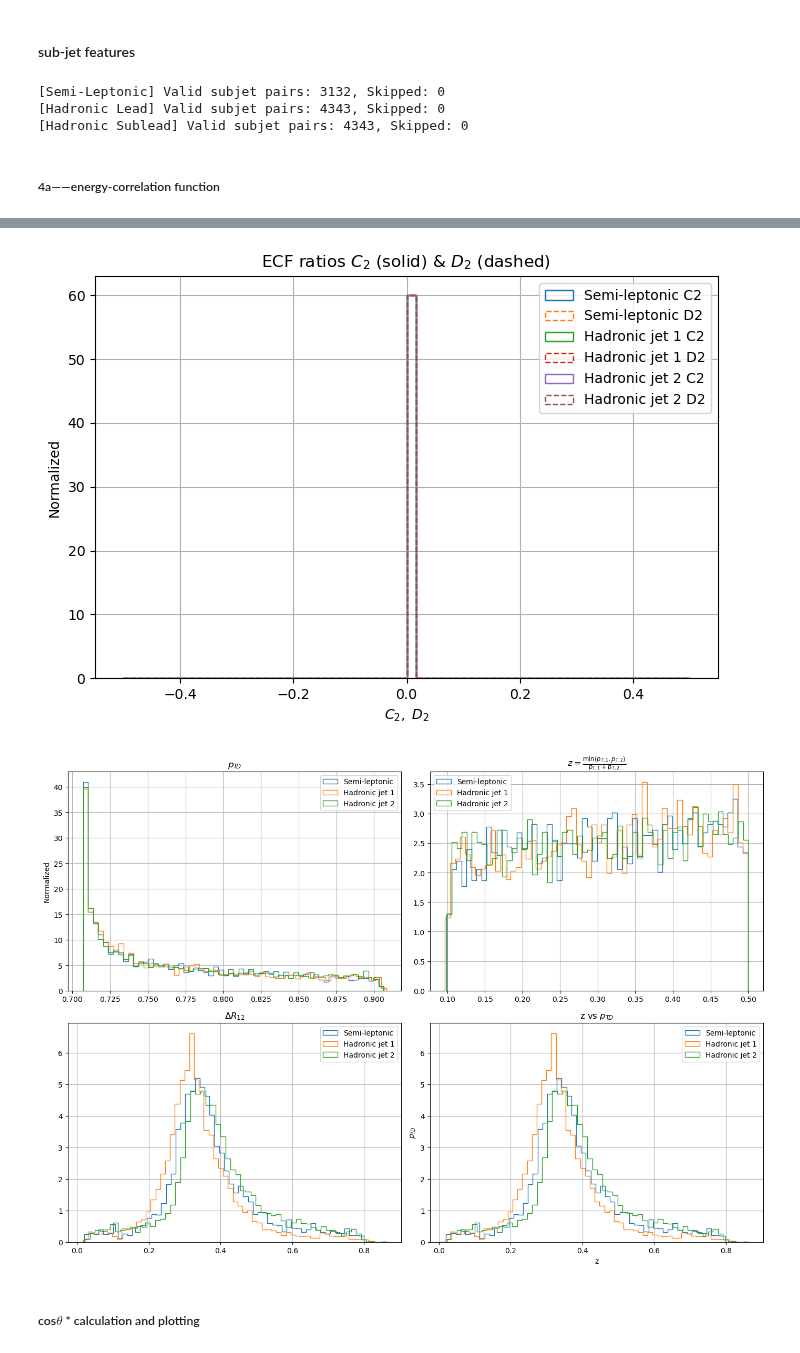
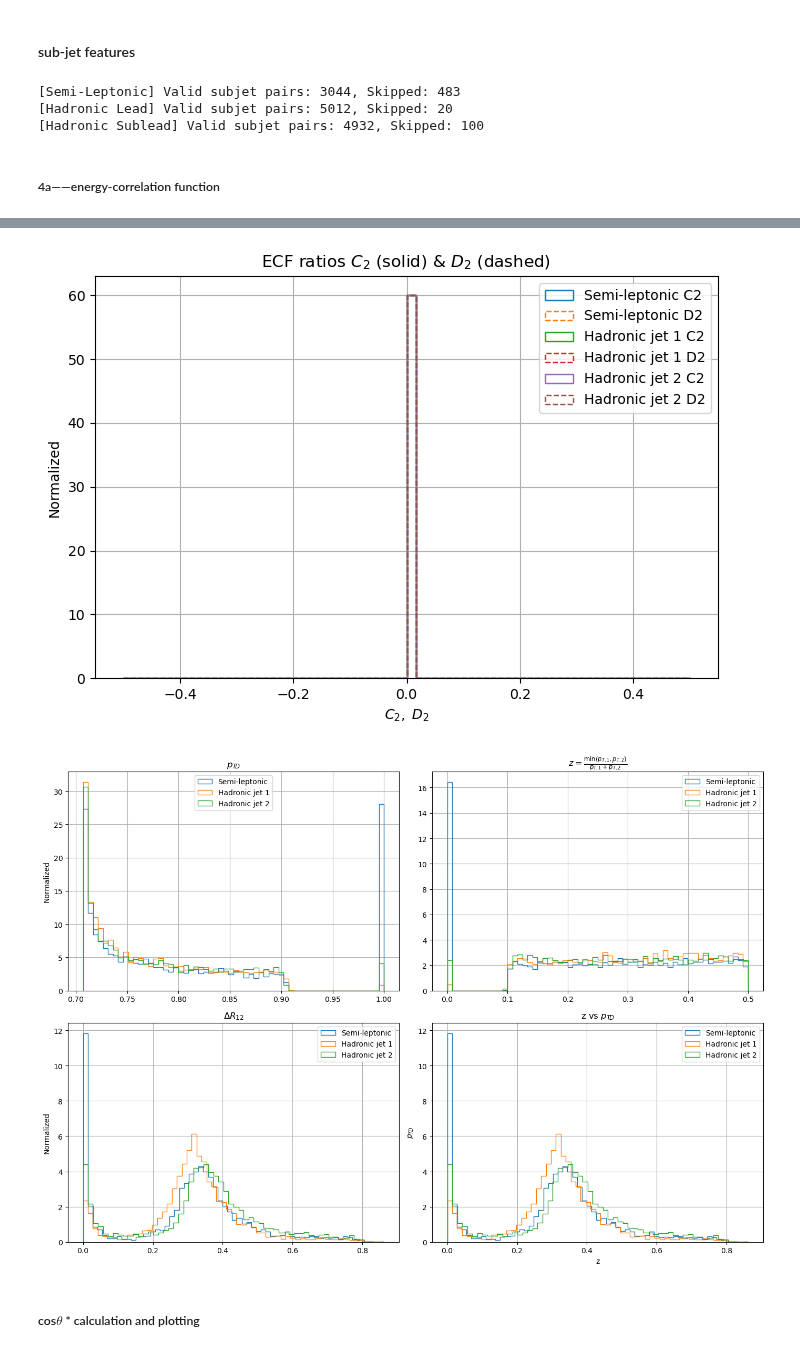
Before and after one commit to aimenobaid/polarization, a Jupyter notebook: bulk_revised.ipynb, the cells around one changed output, grey strips where cells are left out. Drawn from its saved outputs; the diff is of its cells as text; code cells hidden in the pictures.

```diff
--- a/bulk_revised.ipynb
+++ b/bulk_revised.ipynb
@@ -193,7 +193,7 @@ tight_muon_one = muons_tight[one_tight_muon_mask]
 ### *–––– STEP 2: AK8 Cleaning ––––*
 # %%
 # FatJets cuts
-clean_fatJets = events.FatJet[(events.FatJet.pt > 150) & (events.FatJet.eta < 2.4) & (events.FatJet.msoftdrop > 10)]
+clean_fatJets = events.FatJet[(events.FatJet.pt > 150) & (events.FatJet.eta < 2.4) & (events.FatJet.msoftdrop > 0)]
 
 #Jets cuts
 clean_Jets = events.Jet[(events.Jet.pt > 30) & (events.Jet.eta < 4.6)]
@@ -454,9 +454,9 @@ semi_pairs = extract_semi_subjet_pairs(semi_leptonic_fatjets, events.SubJet[semi
 had1_pairs = extract_had_subjet_pairs(fully_hadronic_leading_jet, "Hadronic Lead")
 had2_pairs = extract_had_subjet_pairs(fully_hadronic_second_jet, "Hadronic Sublead")
 # %% [output]
-[Semi-Leptonic] Valid subjet pairs: 3132, Skipped: 0
-[Hadronic Lead] Valid subjet pairs: 4343, Skipped: 0
-[Hadronic Sublead] Valid subjet pairs: 4343, Skipped: 0
+[Semi-Leptonic] Valid subjet pairs: 3044, Skipped: 483
+[Hadronic Lead] Valid subjet pairs: 5012, Skipped: 20
+[Hadronic Sublead] Valid subjet pairs: 4932, Skipped: 100
 # %% [markdown]
 ##### 4a——energy-correlation function
 # %%
@@ -595,7 +595,7 @@ axs[0,1].set(title=r"$z=\frac{\min(p_{T,1},p_{T,2})}{p_{T,1}+p_{T,2}}$", xlabel=
 axs[1,0].hist(to_np(dr12_s), bins=60, density=True, histtype='step', label='Semi-leptonic')
 axs[1,0].hist(to_np(dr12_h1),bins=60, density=True, histtype='step', label='Hadronic jet 1')
 axs[1,0].hist(to_np(dr12_h2),bins=60, density=True, histtype='step', label='Hadronic jet 2')
-axs[1,0].set(title=r"$\Delta R_{12}$", xlabel="", ylabel="")
+axs[1,0].set(title=r"$\Delta R_{12}$", xlabel="", ylabel="Normalized")
 
 axs[1,1].hist(to_np(dr12_s), bins=60, density=True, histtype='step', label='Semi-leptonic')
 axs[1,1].hist(to_np(dr12_h1),bins=60, density=True, histtype='step', label='Hadronic jet 1')
@@ -610,5 +610,5 @@ plt.tight_layout(); plt.show()
 [figure]
-[figure, old version]
+[figure, new version]
 # %% [markdown]
 ##### cos$\theta$ * calculation and plotting
 # %%
```
Also changed, not shown: parts of 4 cells of this notebook, 2 other files.
